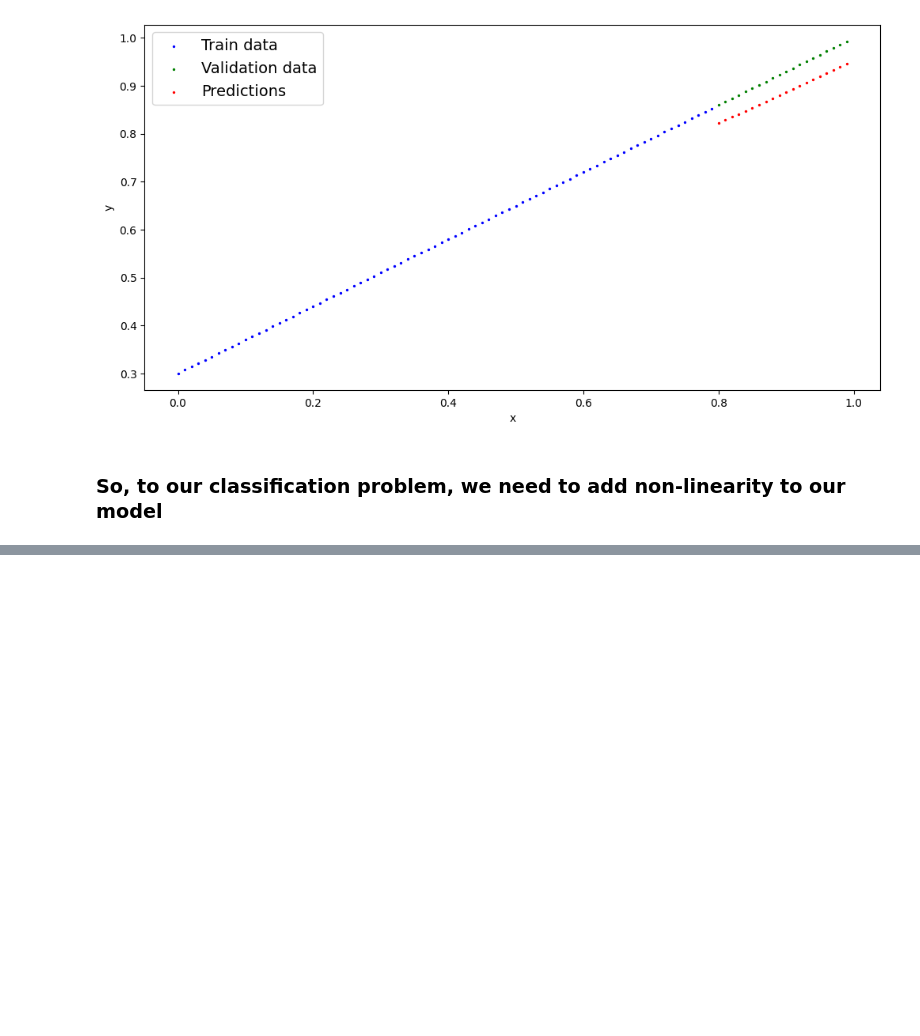
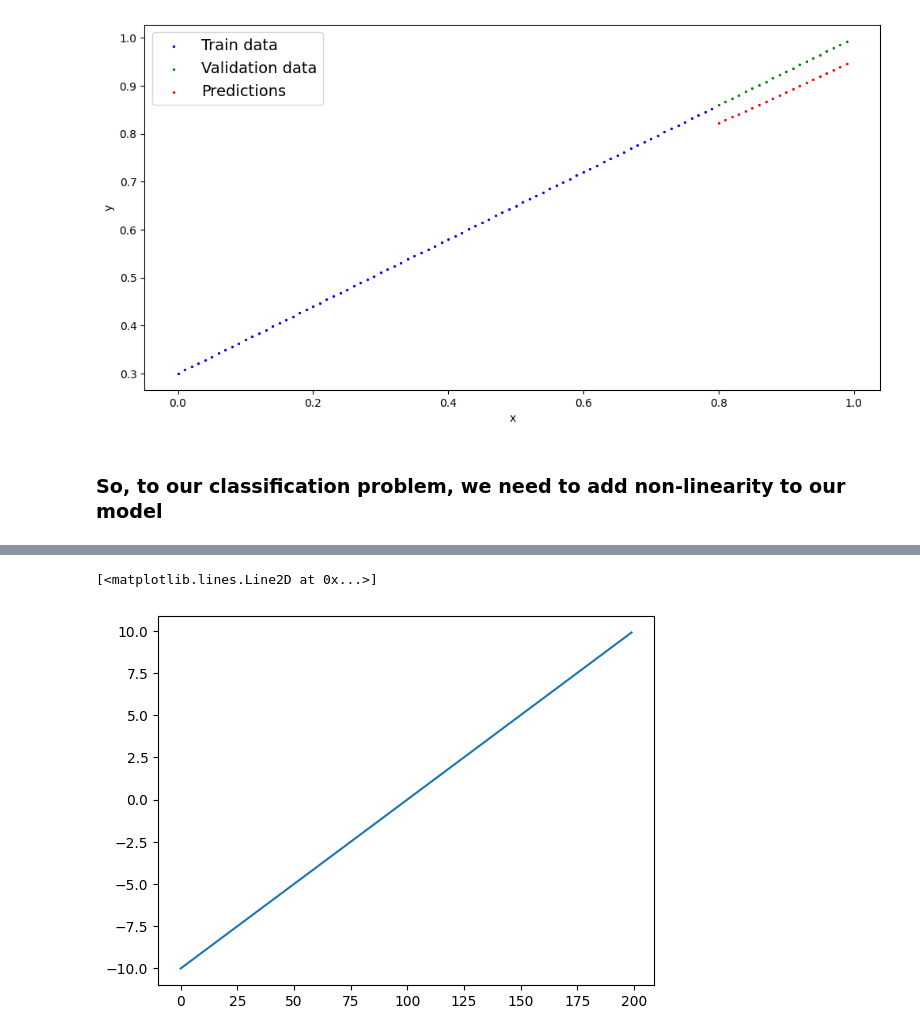
Before and after one commit to DinizMaths/PPGEEC2318_MACHINE_LEARNING, a Jupyter notebook: studies/pytorch/04_classification.ipynb, the cells around one changed output, grey strips where cells are left out. Saved outputs shown, nothing was run; the diff lists cells and outputs as text; code cells hidden in the pictures; blank space fills up the shorter version.

```diff
--- a/studies/pytorch/04_classification.ipynb
+++ b/studies/pytorch/04_classification.ipynb
@@ -605,0 +699,5 @@ class CircleModelV3(nn.Module):
+# %%
+plt.plot(A)
+# %% [output]
+[<matplotlib.lines.Line2D at 0x...>]
+[figure, added]
```
Also changed, not shown: parts of 8 cells of this notebook.
